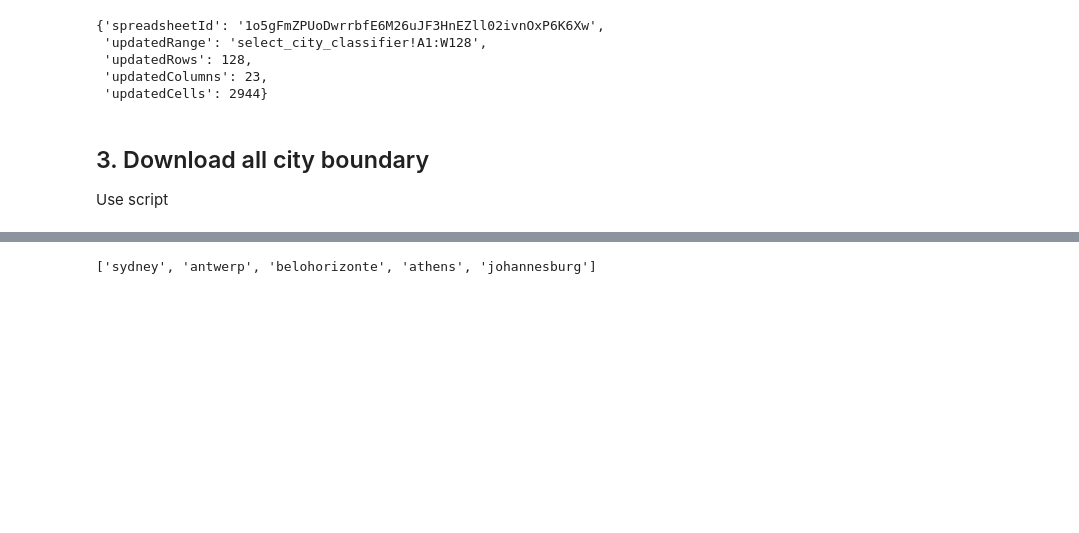
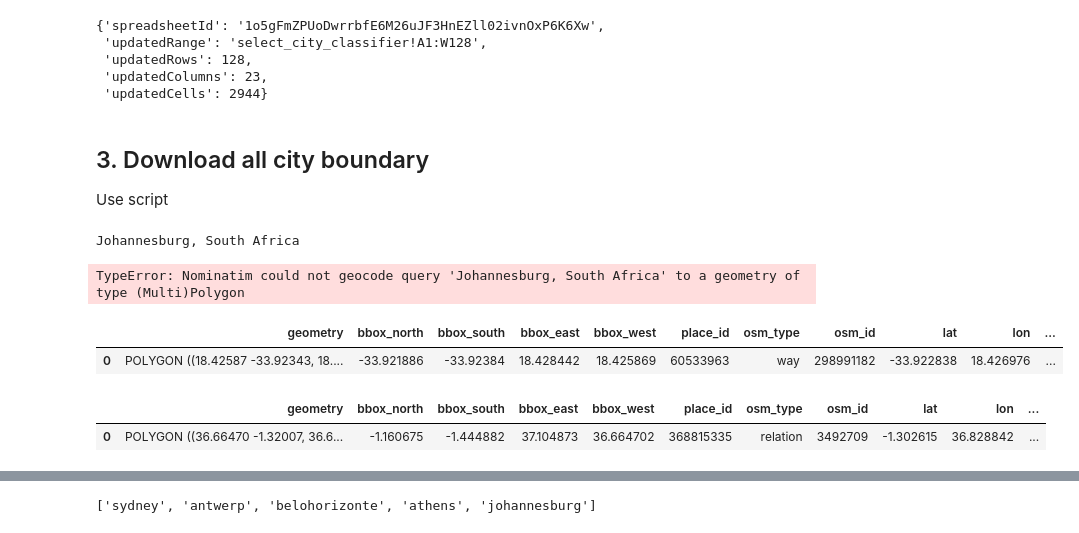
Before and after one commit to brookefzy/uvi-time-machine, a Jupyter notebook: _script/X-data-org/04-get-city-detail.ipynb, the cells around one changed output, grey strips where cells are left out. Drawn from its saved outputs; the diff is of its cells as text; code cells hidden in the pictures; blank space fills up the shorter version.

```diff
--- a/_script/X-data-org/04-get-city-detail.ipynb
+++ b/_script/X-data-org/04-get-city-detail.ipynb
@@ -229,0 +219,19 @@ for i, q in enumearte(city_meta["city_query"].values):
+# %%
+from tqdm import tqdm
+for city in tqdm(["Johannesburg"]):
+    # cityabbrlower = city_meta.at[i, "city_clean"].lower().replace(" ", "")
+    if city == 'Athens':
+        q = "Athenian, Greece"
+    else:
+        q = city_meta[city_meta['City']==city].reset_index(drop = True).iloc[0]["city_query"]
+    cityabbrlower = city.lower().replace(" ", "")
+    print(q)
+    boundary = ox.geocoder.geocode_to_gdf(q)
+    print(boundary.crs)
+    boundary = boundary.to_crs("EPSG:4326")
+    boundary.to_file(os.path.join(RAW_FOLDER, f"{cityabbrlower}.geojson"),
+                        driver = "GeoJSON")
+    print(cityabbrlower, " DONE")
+# %% [output]
+Johannesburg, South Africa
+TypeError: Nominatim could not geocode query 'Johannesburg, South Africa' to a geometry of type (Multi)Polygon
@@ -229,0 +247,15 @@ for i, q in enumearte(city_meta["city_query"].values):
+# %%
+q = "Capetown, South Africa"
+boundary = ox.geocoder.geocode_to_gdf(q)
+boundary
+# boundary.to_file(os.path.join(RAW_FOLDER, f"capetown.geojson"),driver = "GeoJSON")
+# %% [output]
+|  | geometry | bbox_north | bbox_south | bbox_east | bbox_west | place_id | osm_type | osm_id | lat | lon | ... |
+| 0 | POLYGON ((18.42587 -33.92343, 18.... | -33.921886 | -33.92384 | 18.428442 | 18.425869 | 60533963 | way | 298991182 | -33.922838 | 18.426976 | ... |
+# %%
+q = "Nairobi County, Kenya"
+boundary = ox.geocoder.geocode_to_gdf(q)
+boundary.to_file(os.path.join(RAW_FOLDER, f"nairobi.geojson"),driver = "GeoJSON")
+# %% [output]
+|  | geometry | bbox_north | bbox_south | bbox_east | bbox_west | place_id | osm_type | osm_id | lat | lon | ... |
+| 0 | POLYGON ((36.66470 -1.32007, 36.6... | -1.160675 | -1.444882 | 37.104873 | 36.664702 | 368815335 | relation | 3492709 | -1.302615 | 36.828842 | ... |
```
Also changed, not shown: parts of 9 cells of this notebook, 4 other files.
